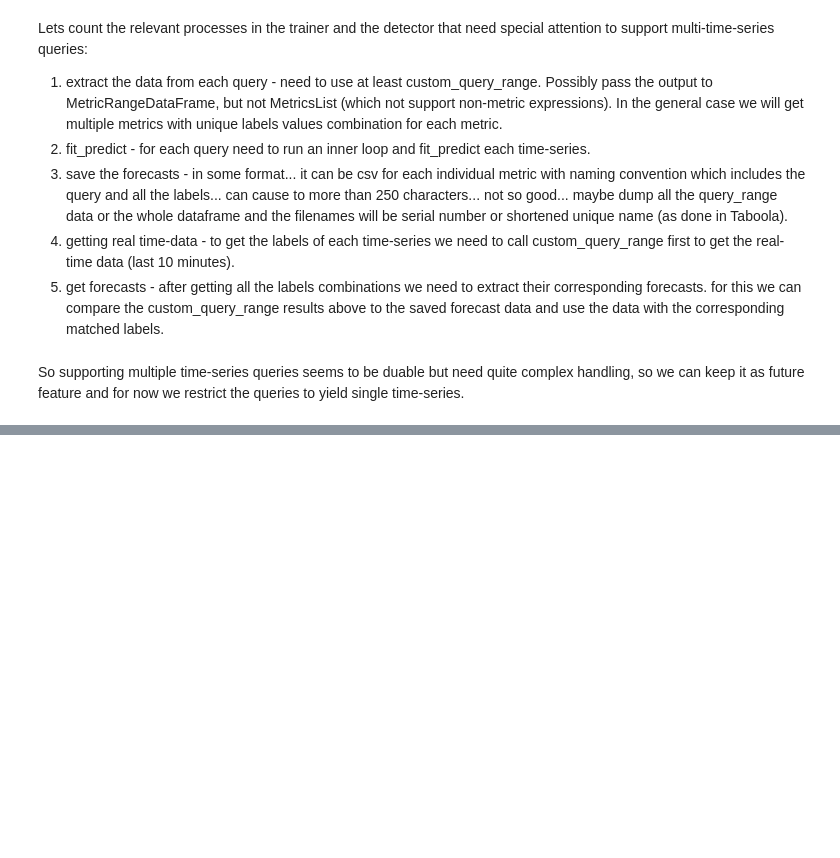
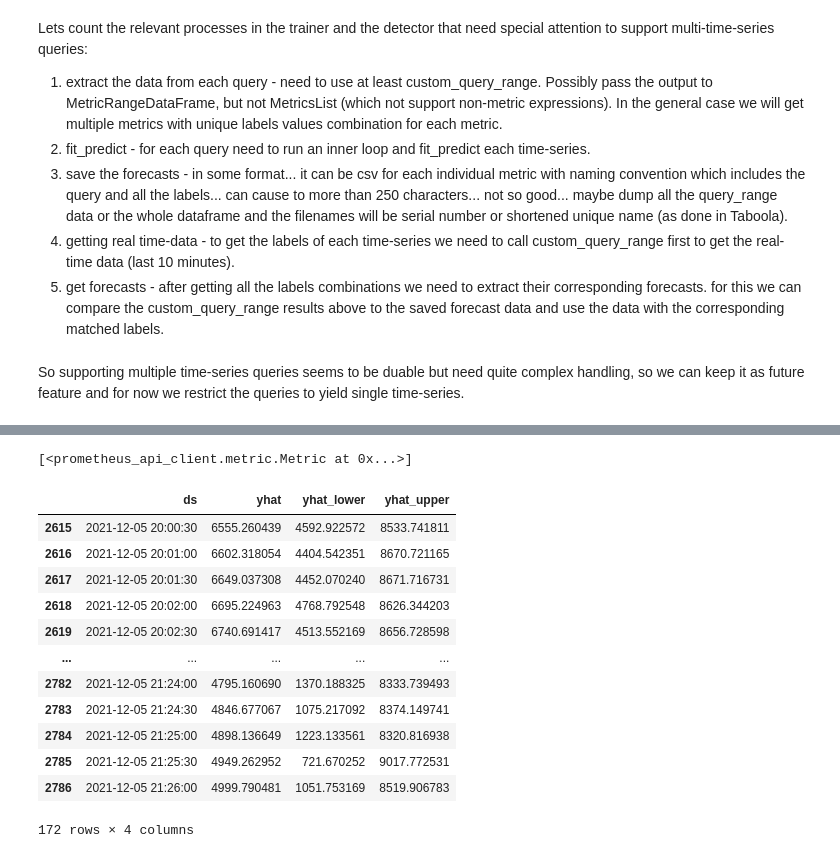
Before and after one commit to yairst/anomaly-detector-for-prometheus-metrics, a Jupyter notebook: test_utils.ipynb, the cells around one changed output, grey strips where cells are left out. Drawn from its saved outputs; the diff is of its cells as text; code cells hidden in the pictures; blank space fills up the shorter version.

```diff
--- a/test_utils.ipynb
+++ b/test_utils.ipynb
@@ -359,0 +469,23 @@ len(st)
+# %%
+with open('forecasts/prometheus_tsdb_head_chunks.pkl', 'rb') as inp:
+    tmp = pickle.load(inp)
+# %%
+tmp
+# %% [output]
+[<prometheus_api_client.metric.Metric at 0x...>]
+# %%
+tmp[0].metric_values
+# %% [output]
+|  | ds | yhat | yhat_lower | yhat_upper |
+| 2615 | 2021-12-05 20:00:30 | 6555.260439 | 4592.922572 | 8533.741811 |
+| 2616 | 2021-12-05 20:01:00 | 6602.318054 | 4404.542351 | 8670.721165 |
+| 2617 | 2021-12-05 20:01:30 | 6649.037308 | 4452.070240 | 8671.716731 |
+| 2618 | 2021-12-05 20:02:00 | 6695.224963 | 4768.792548 | 8626.344203 |
+| 2619 | 2021-12-05 20:02:30 | 6740.691417 | 4513.552169 | 8656.728598 |
+| ... | ... | ... | ... | ... |
+| 2782 | 2021-12-05 21:24:00 | 4795.160690 | 1370.188325 | 8333.739493 |
+| 2783 | 2021-12-05 21:24:30 | 4846.677067 | 1075.217092 | 8374.149741 |
+| 2784 | 2021-12-05 21:25:00 | 4898.136649 | 1223.133561 | 8320.816938 |
+| 2785 | 2021-12-05 21:25:30 | 4949.262952 | 721.670252 | 9017.772531 |
+| 2786 | 2021-12-05 21:26:00 | 4999.790481 | 1051.753169 | 8519.906783 |
+172 rows × 4 columns
```
Also changed, not shown: parts of 35 cells of this notebook, 5 other files.
